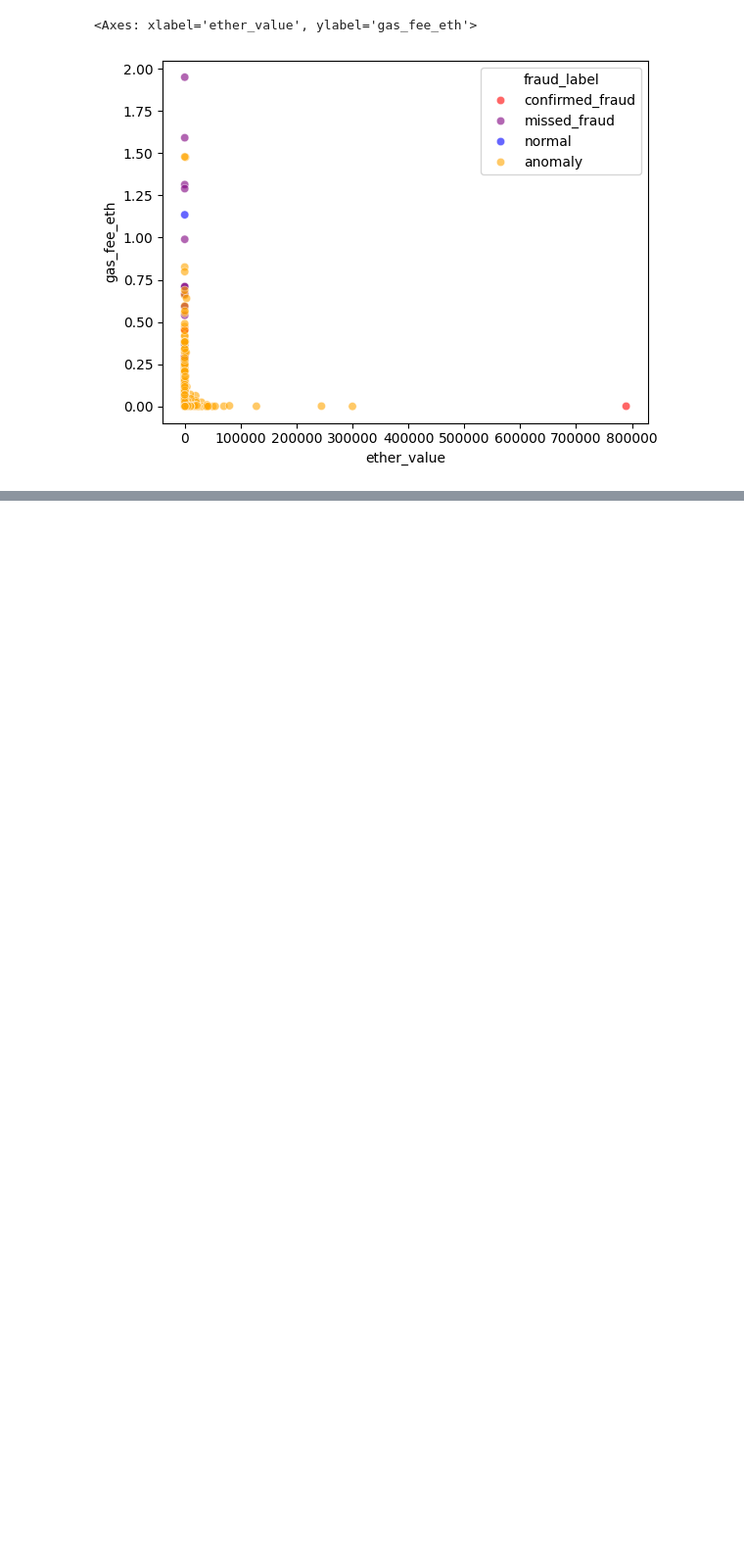
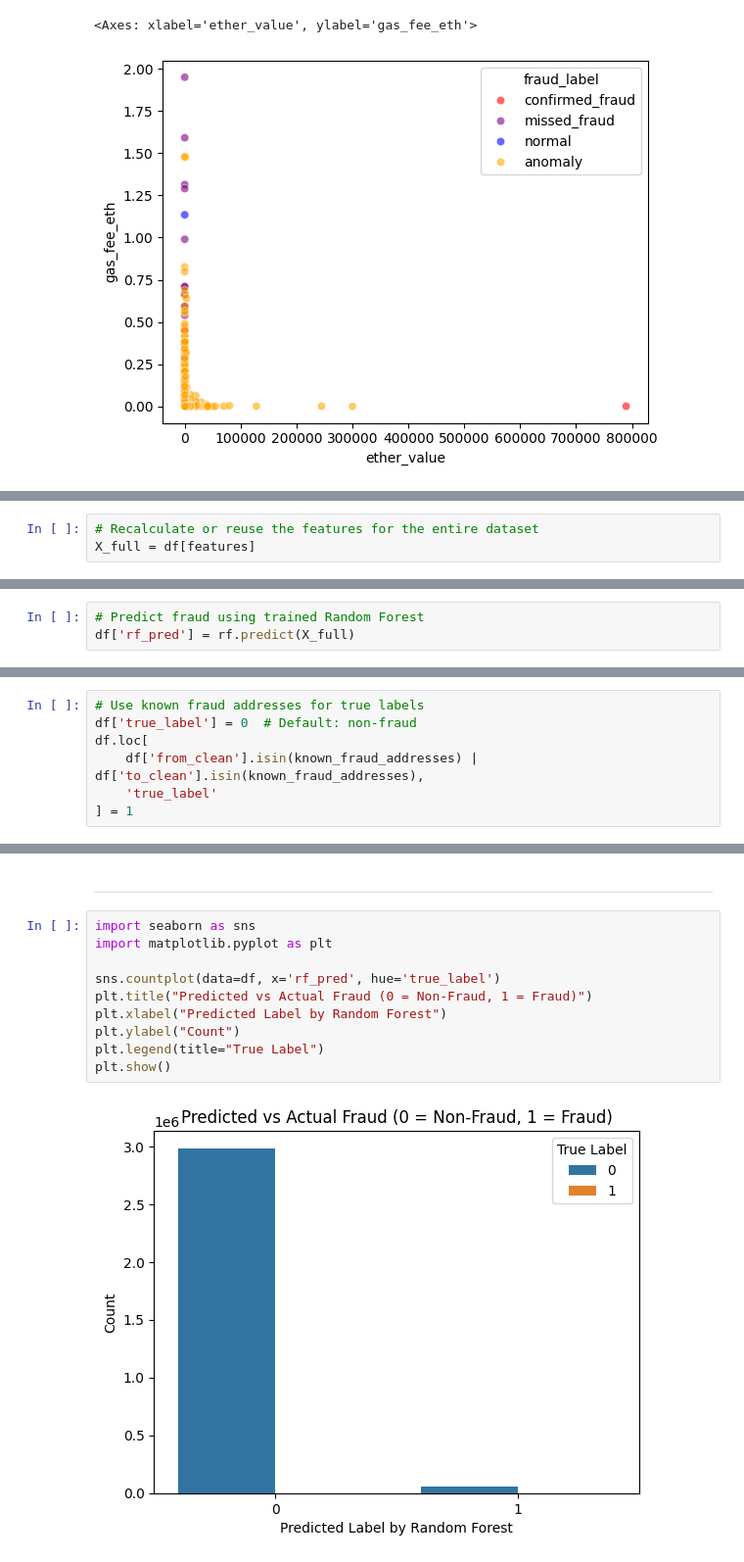
Before and after one commit to ghattas360/AI_SQL_Agent, a Jupyter notebook: Data_Analysis_Project_.ipynb, the cells around one changed output, grey strips where cells are left out. Shown at 98% size. Saved outputs shown, nothing was run; the diff lists cells and outputs as text; blank space fills up the shorter version.

```diff
--- a/Data_Analysis_Project_.ipynb
+++ b/Data_Analysis_Project_.ipynb
@@ -1964,0 +2092,3 @@ plt.show()
+# %%
+# Recalculate or reuse the features for the entire dataset
+X_full = df[features]
@@ -1964,0 +2097,3 @@ plt.show()
+# %%
+# Predict fraud using trained Random Forest
+df['rf_pred'] = rf.predict(X_full)
@@ -1964,0 +2102,7 @@ plt.show()
+# %%
+# Use known fraud addresses for true labels
+df['true_label'] = 0  # Default: non-fraud
+df.loc[
+    df['from_clean'].isin(known_fraud_addresses) | df['to_clean'].isin(known_fraud_addresses),
+    'true_label'
+] = 1
@@ -1964,0 +2145,16 @@ plt.show()
+# %% [markdown]
+
+
+---
+# %%
+import seaborn as sns
+import matplotlib.pyplot as plt
+
+sns.countplot(data=df, x='rf_pred', hue='true_label')
+plt.title("Predicted vs Actual Fraud (0 = Non-Fraud, 1 = Fraud)")
+plt.xlabel("Predicted Label by Random Forest")
+plt.ylabel("Count")
+plt.legend(title="True Label")
+plt.show()
+# %% [output]
+[figure, added]
```
Also changed, not shown: parts of 28 cells of this notebook.
